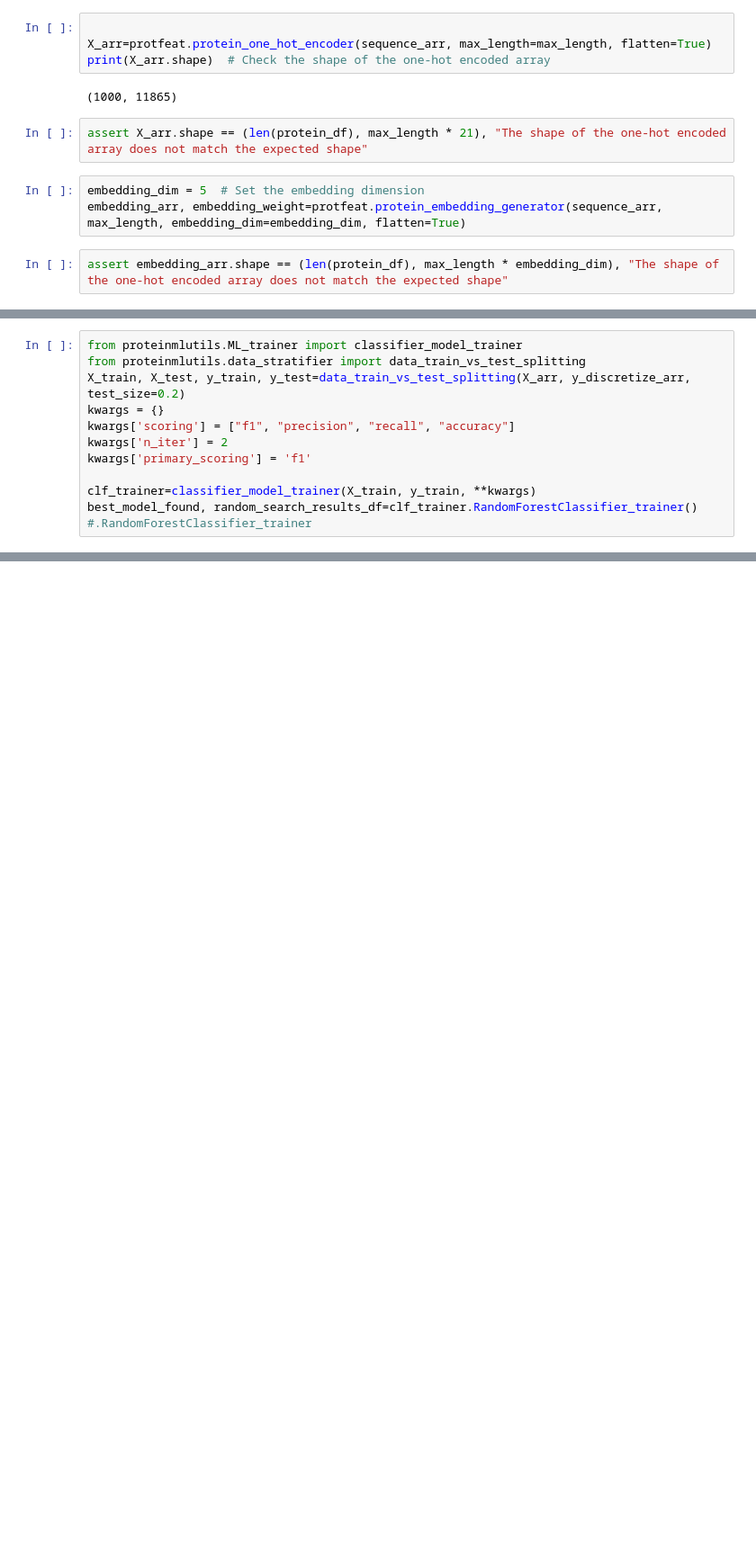
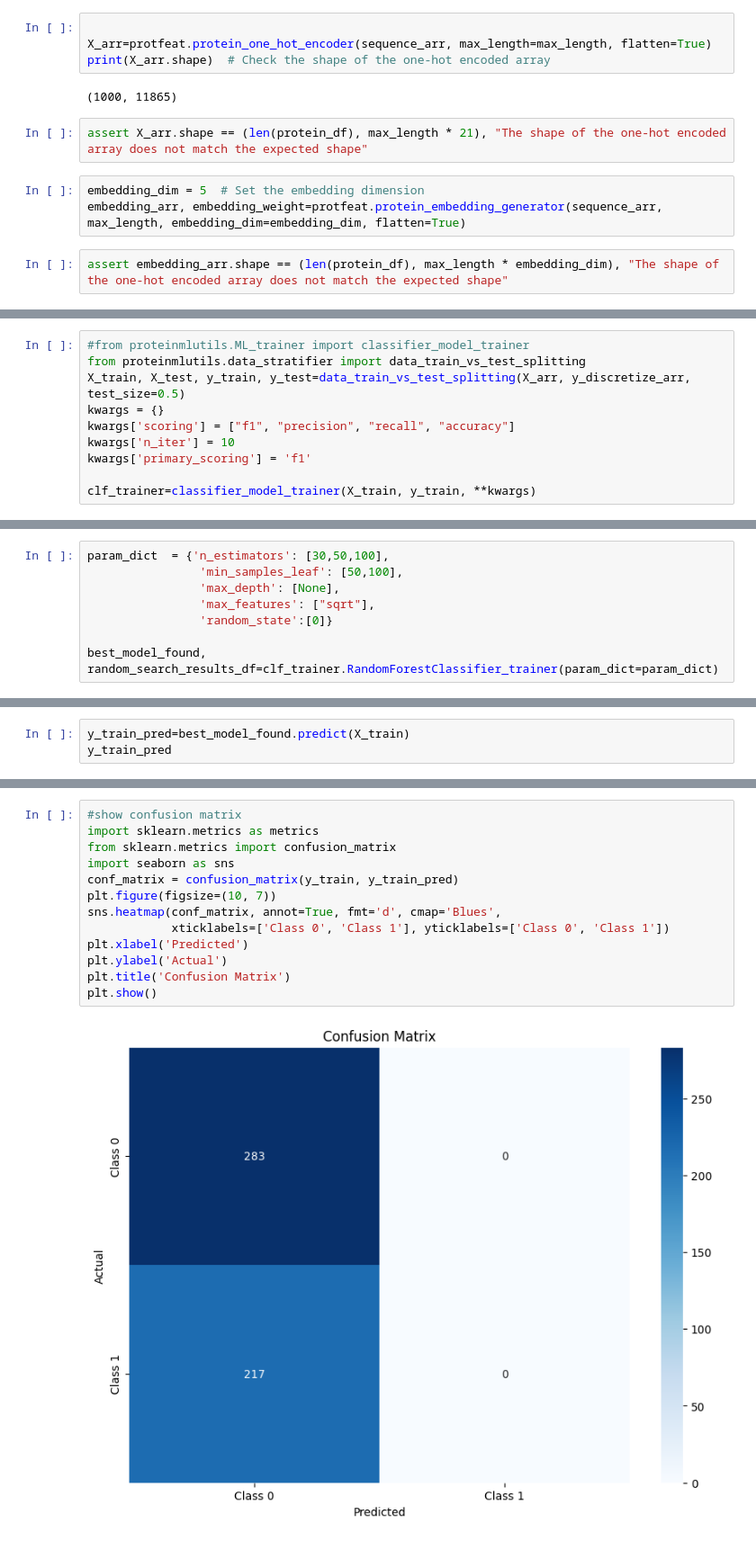
Before and after one commit to mohitpandey92/protein-mlutils, a Jupyter notebook: notebook/1_EDA_2025_07_06.ipynb, the cells around one changed output, grey strips where cells are left out. Shown: that part at 90% size. Drawn from its saved outputs; the diff is of its cells as text; blank space fills up the shorter version.

```diff
--- a/notebook/1_EDA_2025_07_06.ipynb
+++ b/notebook/1_EDA_2025_07_06.ipynb
@@ -69,13 +169,11 @@ assert embedding_arr.shape == (len(protein_df), max_length * embedding_dim), "Th
 # %%
-from proteinmlutils.ML_trainer import classifier_model_trainer
+#from proteinmlutils.ML_trainer import classifier_model_trainer
 from proteinmlutils.data_stratifier import data_train_vs_test_splitting
-X_train, X_test, y_train, y_test=data_train_vs_test_splitting(X_arr, y_discretize_arr, test_size=0.2)
+X_train, X_test, y_train, y_test=data_train_vs_test_splitting(X_arr, y_discretize_arr, test_size=0.5)
 kwargs = {}
 kwargs['scoring'] = ["f1", "precision", "recall", "accuracy"]
-kwargs['n_iter'] = 2
+kwargs['n_iter'] = 10
 kwargs['primary_scoring'] = 'f1'
 
 clf_trainer=classifier_model_trainer(X_train, y_train, **kwargs)
-best_model_found, random_search_results_df=clf_trainer.RandomForestClassifier_trainer()
-#.RandomForestClassifier_trainer
 # %% [output]
@@ -97,0 +182,8 @@ NameError: name 'self' is not defined
+# %%
+param_dict  = {'n_estimators': [30,50,100],
+                'min_samples_leaf': [50,100],
+                'max_depth': [None],
+                'max_features': ["sqrt"],
+                'random_state':[0]}
+
+best_model_found, random_search_results_df=clf_trainer.RandomForestClassifier_trainer(param_dict=param_dict)
@@ -97,0 +209,3 @@ NameError: name 'self' is not defined
+# %%
+y_train_pred=best_model_found.predict(X_train)
+y_train_pred
@@ -97,0 +250,15 @@ NameError: name 'self' is not defined
+# %%
+#show confusion matrix
+import sklearn.metrics as metrics
+from sklearn.metrics import confusion_matrix
+import seaborn as sns
+conf_matrix = confusion_matrix(y_train, y_train_pred)
+plt.figure(figsize=(10, 7))
+sns.heatmap(conf_matrix, annot=True, fmt='d', cmap='Blues',
+            xticklabels=['Class 0', 'Class 1'], yticklabels=['Class 0', 'Class 1'])
+plt.xlabel('Predicted')
+plt.ylabel('Actual')
+plt.title('Confusion Matrix')
+plt.show()
+# %% [output]
+[figure, added]
```
Also changed, not shown: parts of 15 cells of this notebook, 2 other files.
